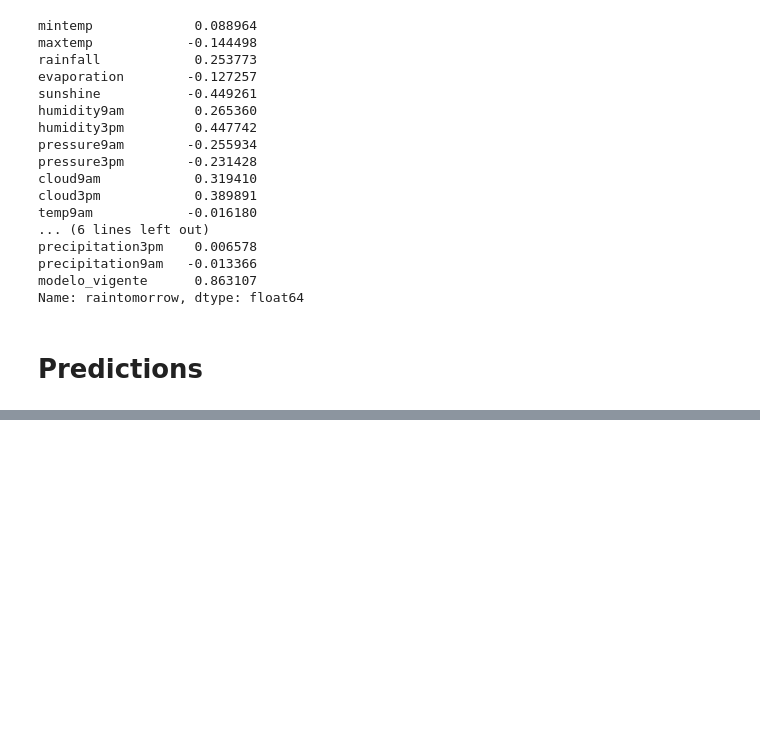
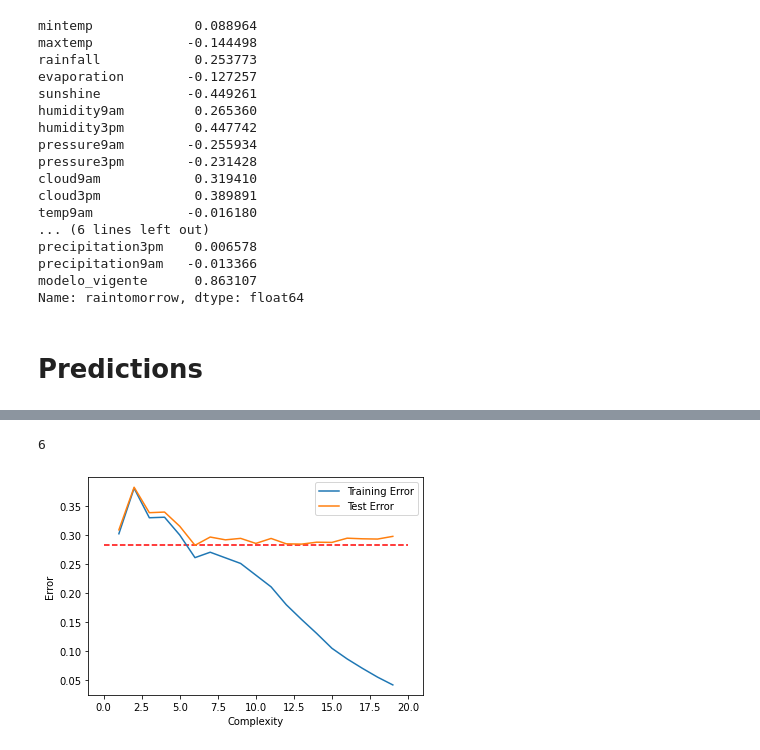
Before and after one commit to rebecacortez/Rain_Project, a Jupyter notebook: Rain.ipynb, the cells around one changed output, grey strips where cells are left out. Saved outputs shown, nothing was run; the diff lists cells and outputs as text; code cells hidden in the pictures; blank space fills up the shorter version.

```diff
--- a/Rain.ipynb
+++ b/Rain.ipynb
@@ -145,0 +162,22 @@ Name: raintomorrow, dtype: float64
+# %%
+from sklearn.metrics import roc_auc_score
+from tqdm.auto import tqdm
+complexity = []
+error_test = []
+error_train = []
+for K in tqdm(range(1, 20)):
+    complexity.append(K)
+    knn = DecisionTreeClassifier(max_depth=K)
+    knn.fit(X_train, y_train)
+    error_train.append(1 - roc_auc_score(y_train, knn.predict(X_train)))
+    error_test.append(1 - roc_auc_score(y_test, knn.predict(X_test)))
+plt.plot(complexity, error_train, '-', label='Training Error')
+plt.plot(complexity, error_test, '-', label='Test Error')
+plt.hlines(min(error_test), 0, 20, colors='red', linestyles='dashed')
+plt.xlabel('Complexity')
+plt.ylabel('Error')
+plt.legend()
+error_test.index(min(error_test))+1
+# %% [output]
+6
+[figure, added]
```
Also changed, not shown: parts of 18 cells of this notebook.
